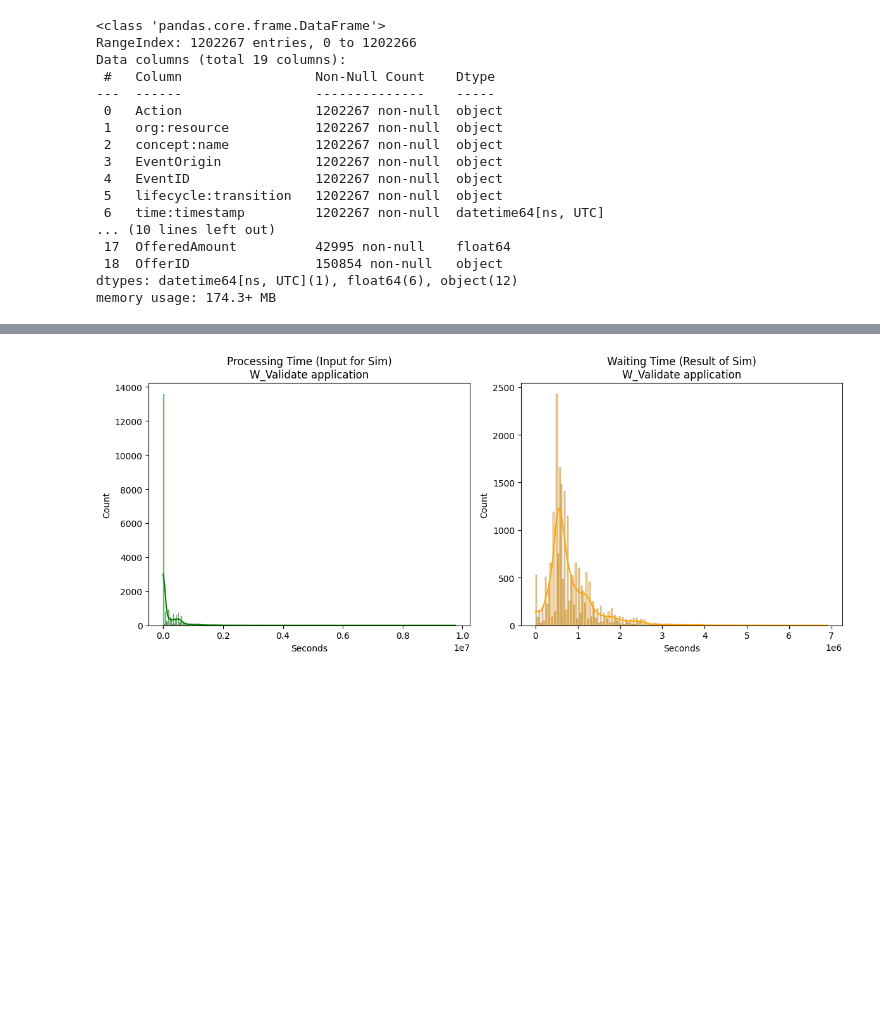
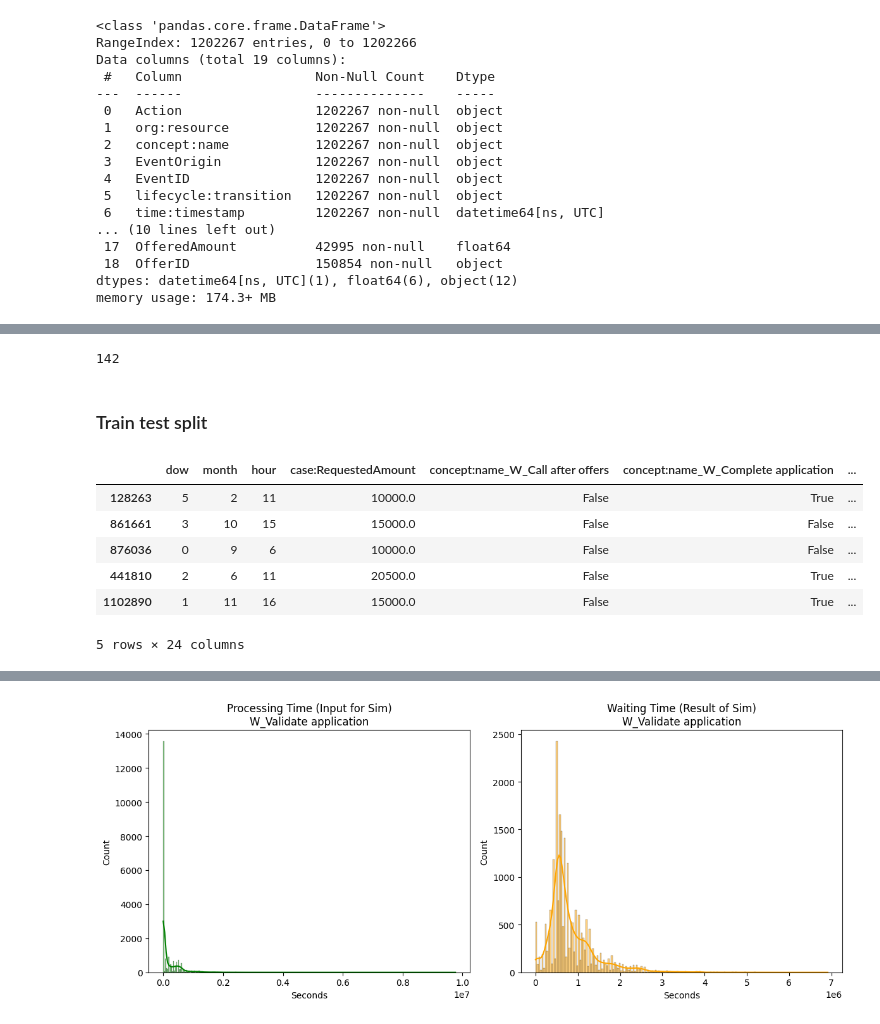
Before and after one commit to moritzhwnr/BPI_Simulation, a Jupyter notebook: processing_times.ipynb, the cells around one changed output, grey strips where cells are left out. Saved outputs shown, nothing was run; the diff lists cells and outputs as text; code cells hidden in the pictures; blank space fills up the shorter version.

```diff
--- a/processing_times.ipynb
+++ b/processing_times.ipynb
@@ -69 +92,29 @@ memory usage: 174.3+ MB
+# %%
+# load and preprocess data
+df['time:timestamp'] = pd.to_datetime(df['time:timestamp'], utc=True)
+
+
+# 2. calculate processing times
+df_sorted = df.sort_values(['case:concept:name', 'concept:name', 'time:timestamp']).copy()
+
+# Calculate time difference between consecutive rows
+df_sorted['delta_prev'] = df_sorted['time:timestamp'].diff().dt.total_seconds()
+
+# Shift columns to compare current row with previous row
+df_sorted['prev_lifecycle'] = df_sorted['lifecycle:transition'].shift(1)
+df_sorted['prev_case'] = df_sorted['case:concept:name'].shift(1)
+df_sorted['prev_activity'] = df_sorted['concept:name'].shift(1)
+
+
+# clean dataframe to only contain actvitities in our simulated bmpn
+bpmn_activities = [
+    'A_Create Application', 'A_Submitted', 'W_Complete application',
+    'A_Concept', 'A_Accepted', 'O_Create Offer', 'O_Created',
+    'O_Sent (mail and online)', 'W_Call after offers', 'A_Cancelled',
+    'O_Cancelled', 'A_Complete', 'W_Validate application', 'O_Accepted',
+    'A_Validating', 'A_Pending', 'O_Returned', 'W_Handle leads', 'A_Denied'
+]
+
+
+df_sorted = df_sorted[df_sorted['concept:name'].isin(bpmn_activities)].copy()
 # %%
@@ -232,0 +265,4 @@ df_filtered[df_filtered["concept:name"].str.contains("W", na=False)]
+# %%
+len(durations['org:resource'].unique())
+# %% [output]
+142
@@ -232,0 +322,2 @@ df_filtered[df_filtered["concept:name"].str.contains("W", na=False)]
+# %% [markdown]
+### Train test split
@@ -232,0 +336,10 @@ df_filtered[df_filtered["concept:name"].str.contains("W", na=False)]
+# %%
+X_train.head()
+# %% [output]
+|  | dow | month | hour | case:RequestedAmount | concept:name_W_Call after offers | concept:name_W_Complete application | ... |
+| 128263 | 5 | 2 | 11 | 10000.0 | False | True | ... |
+| 861661 | 3 | 10 | 15 | 15000.0 | False | False | ... |
+| 876036 | 0 | 9 | 6 | 10000.0 | False | False | ... |
+| 441810 | 2 | 6 | 11 | 20500.0 | False | True | ... |
+| 1102890 | 1 | 11 | 16 | 15000.0 | False | True | ... |
+5 rows × 24 columns
```
Also changed, not shown: parts of 27 cells of this notebook.
